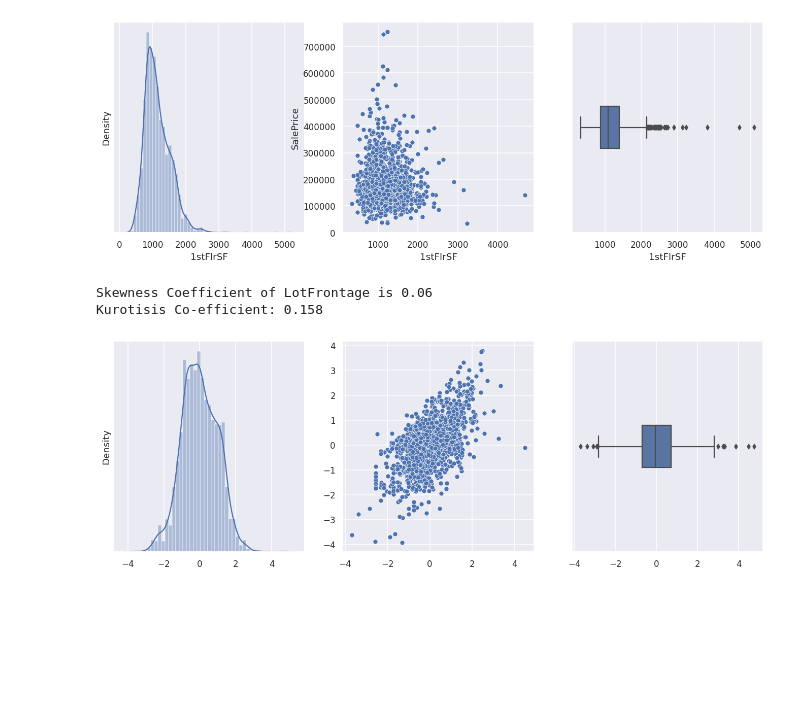
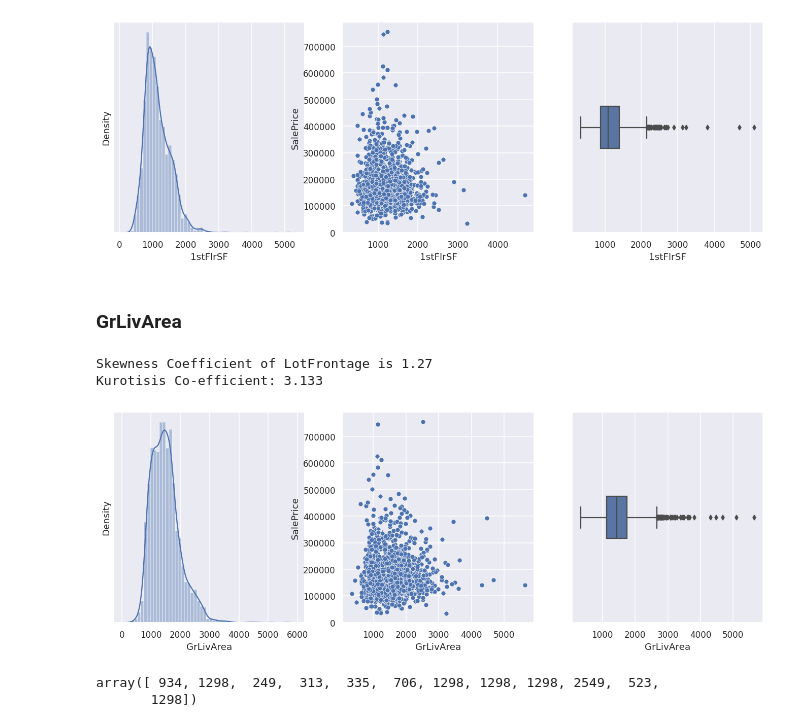
Before and after one commit to Blizter/regression-techniques, a Jupyter notebook: notebooks/variables_processing.ipynb, the cells around one changed output. Saved outputs shown, nothing was run; the diff lists cells and outputs as text; code cells hidden in the pictures; blank space fills up the shorter version.

```diff
--- a/notebooks/variables_processing.ipynb
+++ b/notebooks/variables_processing.ipynb
@@ -543,9 +519,23 @@ plot_numeric_features("1stFlrSF").show()
 Skewness Coefficient of LotFrontage is 1.47
 Kurotisis Co-efficient: 3.133
 [figure]
-# %%
-plot_transformed_numeric_features("1stFlrSF").show()
-# %% [output]
-Skewness Coefficient of LotFrontage is 0.06
-Kurotisis Co-efficient: 0.158
-[figure, removed]
+# %% [markdown]
+### GrLivArea
+# %%
+plot_numeric_features("GrLivArea").show()
+# %% [output]
+Skewness Coefficient of LotFrontage is 1.27
+Kurotisis Co-efficient: 3.133
+[figure, added]
+# %%
+drop_index = concat_data['LotFrontage'][concat_data['LotFrontage'] > 300].index
+drop_index = np.append(drop_index, concat_data['LotArea'][concat_data['LotArea'] > 100000].index)
+drop_index = np.append(drop_index, concat_data['BsmtFinSF1'][concat_data['BsmtFinSF1'] > 5000].index)
+drop_index = np.append(drop_index, concat_data['TotalBsmtSF'][concat_data['TotalBsmtSF'] > 6000].index)
+drop_index = np.append(drop_index, concat_data['1stFlrSF'][concat_data['1stFlrSF'] > 4000].index)
+drop_index = np.append(drop_index, concat_data['GrLivArea'][(concat_data['GrLivArea'] > 4000) & (concat_data['SalePrice'] < 268_337)].index)
+
+drop_index
+# %% [output]
+array([ 934, 1298,  249,  313,  335,  706, 1298, 1298, 1298, 2549,  523,
+       1298])
```
Also changed, not shown: parts of 20 cells of this notebook, 1 other file.
